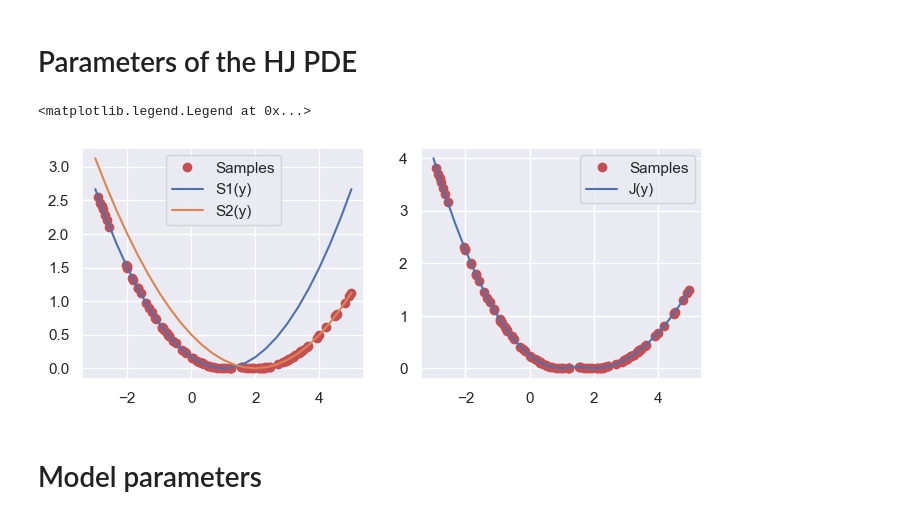
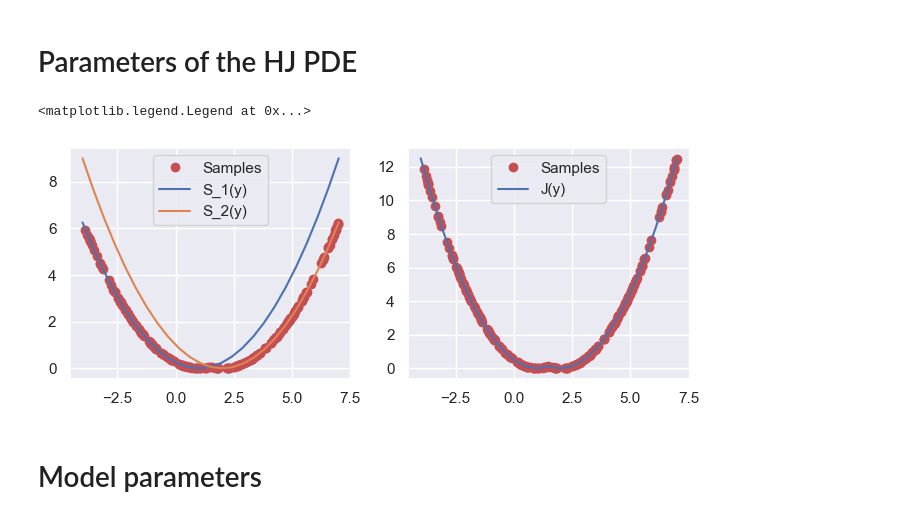
Before and after one commit to Gabriel-P-Langlois/lpn_for_nonconvex_control, a Jupyter notebook: exps/_hjpdes_experiments/exp_2_minplus_example.ipynb, the cells around one changed output. Saved outputs shown, nothing was run; the diff lists cells and outputs as text; code cells hidden in the pictures.

```diff
--- a/exps/_hjpdes_experiments/exp_2_minplus_example.ipynb
+++ b/exps/_hjpdes_experiments/exp_2_minplus_example.ipynb
@@ -41,13 +41,13 @@ $J(x) = min(\frac{1}{2t\sigma_{1}}(x-\mu_{1})^{2}, \frac{1}{2\sigma_{2}}(x-\mu_{
 # Parameters of the HJ PDE
 mu1 = 1
 mu2 = 2
-sigma1 = 2
-sigma2 = 3
+sigma1 = 1
+sigma2 = 1
 
 # Number of samples and range [a,b] from which to sample and plot
-K = 100
-b = 5
-a = -3
+K = 200
+b = 7
+a = -4
 
 
 # True solution S(y,t)
@@ -62,7 +62,9 @@ def compute_true_minplus_solution(y,mu1,sigma1,mu2,sigma2):
         Sy:             Solution to the minplus HJ PDE
     """
 
-    Sy = 0.5*torch.minimum(torch.pow(y-mu1,2)/(1+sigma1),torch.pow(y-mu2,2)/(1+sigma2))
+    Sy1 = 0.5*torch.pow(y-mu1,2)/(1+sigma1)
+    Sy2 = 0.5*torch.pow(y-mu2,2)/(1+sigma2)
+    Sy = torch.minimum(Sy1,Sy2)
     return Sy
 
 # Initial data J(y)
@@ -74,39 +76,41 @@ def compute_initial_data_minplus(y,mu1,sigma1,mu2,sigma2):
         sigma1,sigma2:  Parameters in the quadratic terms (standard deviations)
 
     Outputs:
         Jy:             Value of the initial data of the minplus HJ PDE
     """
 
-    Jy = 0.5*torch.minimum(torch.pow(y - mu1,2)/sigma1, torch.pow(y-mu2,2)/sigma2)
+    Jy1 = 0.5*torch.pow(y - mu1,2)/sigma1
+    Jy2 = 0.5*torch.pow(y - mu2,2)/sigma2
+    Jy = torch.minimum(Jy1, Jy2)
     return Jy
 
 
 # Generate K samples uniformly from [-3,5]
 ysamples = a + (b-a)*torch.rand(size=(K,1))
 Sysamples = compute_true_minplus_solution(ysamples,mu1,sigma1,mu2,sigma2)
 Jysamples = compute_initial_data_minplus(ysamples,mu1,sigma1,mu2,sigma2)
 
 # Compute the true solution S(y)
 ytrue = np.linspace(a,b,25)
 Sytrue = 0.5*np.minimum(pow(ytrue-mu1,2)/(1+sigma1),pow(ytrue-mu2,2)/(1+sigma2))
 
 # Compute the subsolutions S_{i}(y,t), where S(y,t) = min_{i}S_{i}(y,t)
-Sy1 = 0.5*pow(ytrue-mu1,2)/(1+sigma1)
-Sy2 = 0.5*pow(ytrue-mu2,2)/(1+sigma2)
+Sytrue1 = 0.5*pow(ytrue-mu1,2)/(1+sigma1)
+Sytrue2 = 0.5*pow(ytrue-mu2,2)/(1+sigma2)
 
 plt.subplot(1,2,1)
 plt.plot(ysamples.numpy(),Sysamples.numpy(),'o', color='r',label="Samples");
-plt.plot(ytrue,Sy1,'-',label="S1(y)");
-plt.plot(ytrue,Sy2,'-',label="S2(y)");
+plt.plot(ytrue,Sytrue1,'-',label="S_1(y)");
+plt.plot(ytrue,Sytrue2,'-',label="S_2(y)");
 plt.legend()
 
 plt.subplot(1,2,2)
 plt.plot(ysamples.numpy(),Jysamples.numpy(),'o', color='r', label="Samples")
 plt.plot(ytrue,0.5*np.minimum(pow(ytrue - mu1,2)/sigma1, pow(ytrue-mu2,2)/sigma2),'-',label="J(y)")
 plt.legend()
 # %% [output]
 <matplotlib.legend.Legend at 0x...>
-[figure, old version]
+[figure, new version]
 # %% [markdown]
 # Model parameters
 # %%
```
Also changed, not shown: parts of 5 cells of this notebook.
